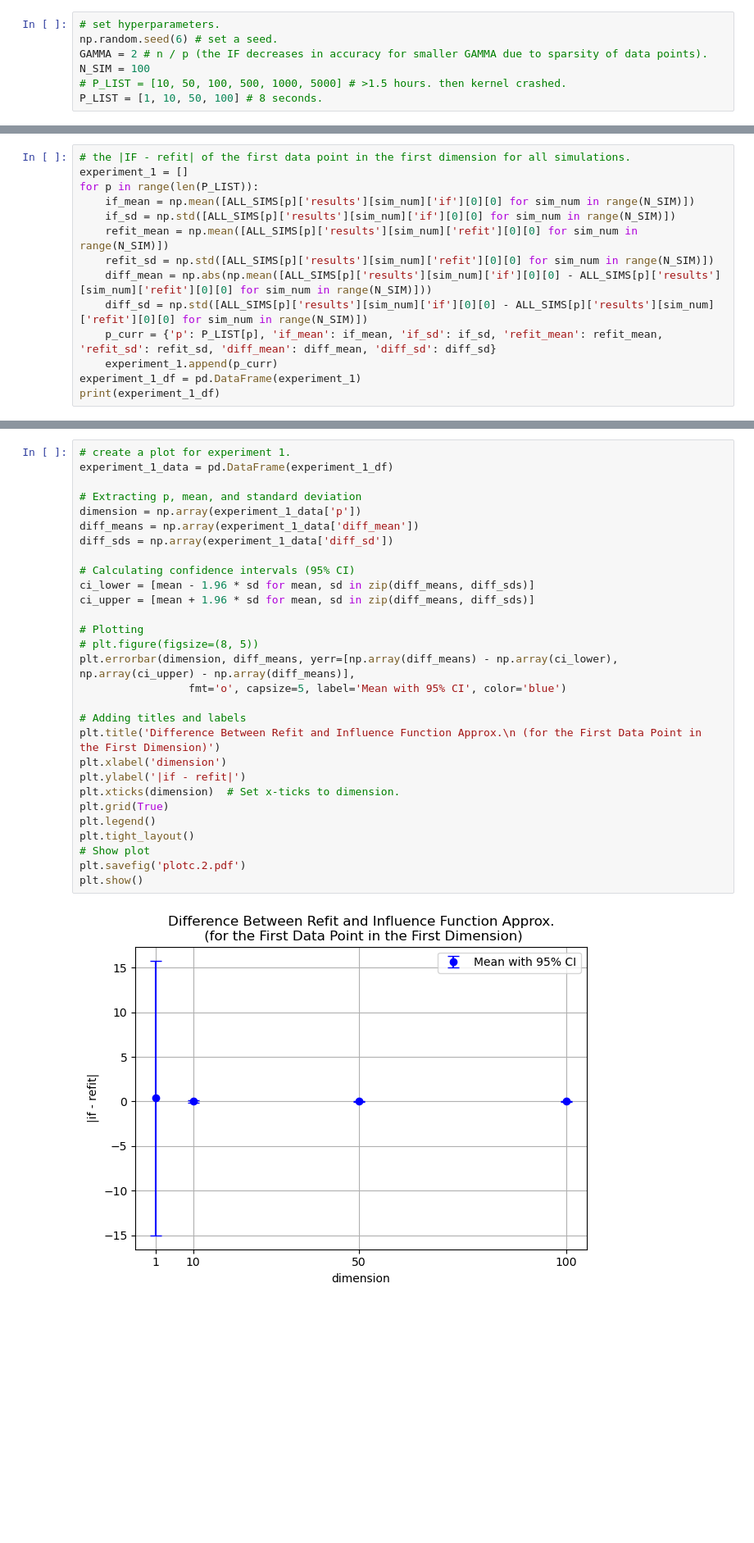
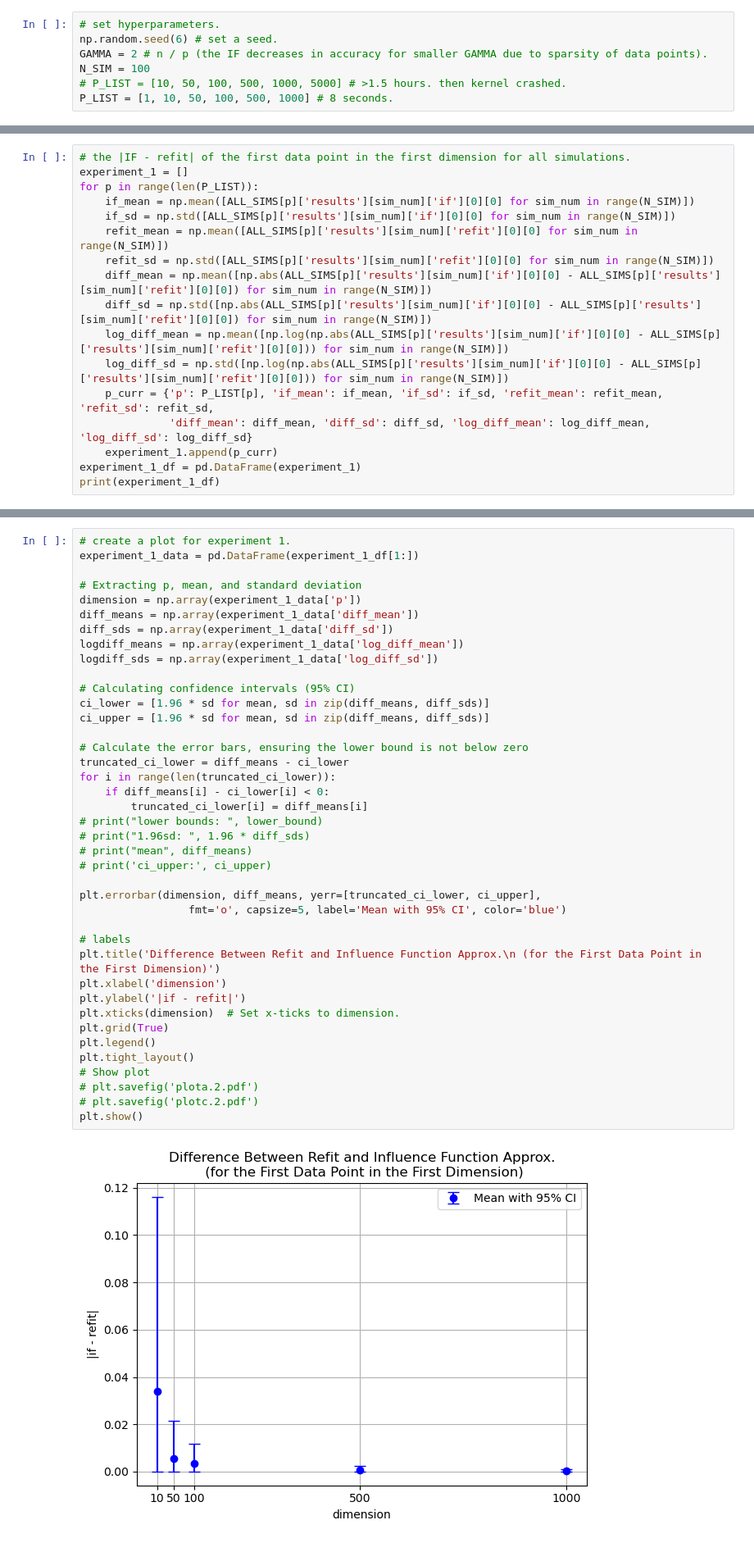
Before and after one commit to JennyHuang19/gradientBasedDataDroppingFailureModes, a Jupyter notebook: ways-forward/high_dimensions.ipynb, the cells around one changed output, grey strips where cells are left out. Shown at 82% size. Cells and saved outputs as stored; diff of their text form; blank space fills up the shorter version.

Commit message:
truncated lower ends of CIs.

```diff
--- a/ways-forward/high_dimensions.ipynb
+++ b/ways-forward/high_dimensions.ipynb
@@ -248,7 +248,7 @@ np.random.seed(6) # set a seed.
 GAMMA = 2 # n / p (the IF decreases in accuracy for smaller GAMMA due to sparsity of data points).
 N_SIM = 100
 # P_LIST = [10, 50, 100, 500, 1000, 5000] # >1.5 hours. then kernel crashed.
-P_LIST = [1, 10, 50, 100] # 8 seconds.
+P_LIST = [1, 10, 50, 100, 500, 1000] # 8 seconds.
 # %%
 ALL_SIMS = []
 
@@ -309,9 +311,12 @@ for p in range(len(P_LIST)):
     if_sd = np.std([ALL_SIMS[p]['results'][sim_num]['if'][0][0] for sim_num in range(N_SIM)])
     refit_mean = np.mean([ALL_SIMS[p]['results'][sim_num]['refit'][0][0] for sim_num in range(N_SIM)])
     refit_sd = np.std([ALL_SIMS[p]['results'][sim_num]['refit'][0][0] for sim_num in range(N_SIM)])
-    diff_mean = np.abs(np.mean([ALL_SIMS[p]['results'][sim_num]['if'][0][0] - ALL_SIMS[p]['results'][sim_num]['refit'][0][0] for sim_num in range(N_SIM)]))
-    diff_sd = np.std([ALL_SIMS[p]['results'][sim_num]['if'][0][0] - ALL_SIMS[p]['results'][sim_num]['refit'][0][0] for sim_num in range(N_SIM)])
-    p_curr = {'p': P_LIST[p], 'if_mean': if_mean, 'if_sd': if_sd, 'refit_mean': refit_mean, 'refit_sd': refit_sd, 'diff_mean': diff_mean, 'diff_sd': diff_sd}
+    diff_mean = np.mean([np.abs(ALL_SIMS[p]['results'][sim_num]['if'][0][0] - ALL_SIMS[p]['results'][sim_num]['refit'][0][0]) for sim_num in range(N_SIM)])
+    diff_sd = np.std([np.abs(ALL_SIMS[p]['results'][sim_num]['if'][0][0] - ALL_SIMS[p]['results'][sim_num]['refit'][0][0]) for sim_num in range(N_SIM)])
+    log_diff_mean = np.mean([np.log(np.abs(ALL_SIMS[p]['results'][sim_num]['if'][0][0] - ALL_SIMS[p]['results'][sim_num]['refit'][0][0])) for sim_num in range(N_SIM)])
+    log_diff_sd = np.std([np.log(np.abs(ALL_SIMS[p]['results'][sim_num]['if'][0][0] - ALL_SIMS[p]['results'][sim_num]['refit'][0][0])) for sim_num in range(N_SIM)])
+    p_curr = {'p': P_LIST[p], 'if_mean': if_mean, 'if_sd': if_sd, 'refit_mean': refit_mean, 'refit_sd': refit_sd,
+              'diff_mean': diff_mean, 'diff_sd': diff_sd, 'log_diff_mean': log_diff_mean, 'log_diff_sd': log_diff_sd}
     experiment_1.append(p_curr)
 experiment_1_df = pd.DataFrame(experiment_1)
 print(experiment_1_df)
@@ -364,34 +389,45 @@ plt.show()
 # %%
 # create a plot for experiment 1.
-experiment_1_data = pd.DataFrame(experiment_1_df)
+experiment_1_data = pd.DataFrame(experiment_1_df[1:])
 
 # Extracting p, mean, and standard deviation
 dimension = np.array(experiment_1_data['p'])
 diff_means = np.array(experiment_1_data['diff_mean'])
 diff_sds = np.array(experiment_1_data['diff_sd'])
+logdiff_means = np.array(experiment_1_data['log_diff_mean'])
+logdiff_sds = np.array(experiment_1_data['log_diff_sd'])
 
 # Calculating confidence intervals (95% CI)
-ci_lower = [mean - 1.96 * sd for mean, sd in zip(diff_means, diff_sds)]
-ci_upper = [mean + 1.96 * sd for mean, sd in zip(diff_means, diff_sds)]
+ci_lower = [1.96 * sd for mean, sd in zip(diff_means, diff_sds)]
+ci_upper = [1.96 * sd for mean, sd in zip(diff_means, diff_sds)]
 
-# Plotting
-# plt.figure(figsize=(8, 5))
-plt.errorbar(dimension, diff_means, yerr=[np.array(diff_means) - np.array(ci_lower), np.array(ci_upper) - np.array(diff_means)],
+# Calculate the error bars, ensuring the lower bound is not below zero
+truncated_ci_lower = diff_means - ci_lower
+for i in range(len(truncated_ci_lower)):
+    if diff_means[i] - ci_lower[i] < 0:
+        truncated_ci_lower[i] = diff_means[i]
+# print("lower bounds: ", lower_bound)
+# print("1.96sd: ", 1.96 * diff_sds)
+# print("mean", diff_means)
+# print('ci_upper:', ci_upper)
+
+plt.errorbar(dimension, diff_means, yerr=[truncated_ci_lower, ci_upper],
                  fmt='o', capsize=5, label='Mean with 95% CI', color='blue')
 
-# Adding titles and labels
+# labels
 plt.title('Difference Between Refit and Influence Function Approx.\n (for the First Data Point in the First Dimension)')
 plt.xlabel('dimension')
 plt.ylabel('|if - refit|')
 plt.xticks(dimension)  # Set x-ticks to dimension.
 plt.grid(True)
 plt.legend()
 plt.tight_layout()
 # Show plot
-plt.savefig('plotc.2.pdf')
+# plt.savefig('plota.2.pdf')
+# plt.savefig('plotc.2.pdf')
 plt.show()
 # %% [output]
-[figure, old version]
+[figure, new version]
 # %%
 # the |IF - refit| avg worst case error across data points and dimensions.
 # average |IF - refit| across all simulations. pick out the worst case.
```
Also changed, not shown: parts of 10 cells of this notebook.
